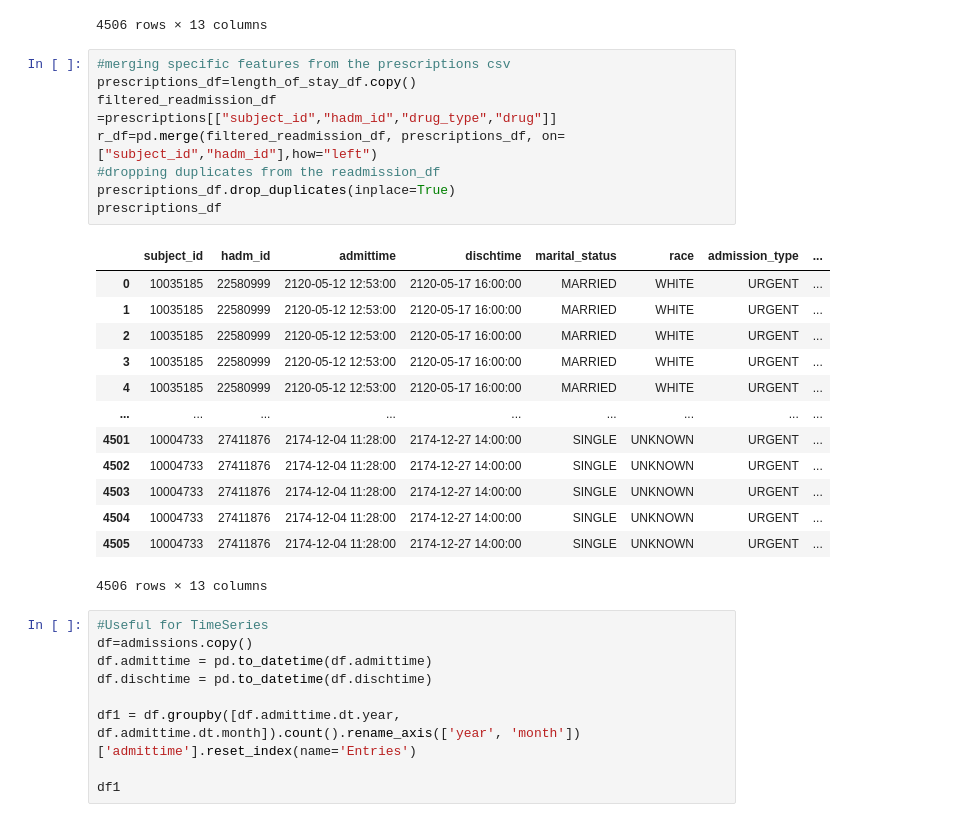
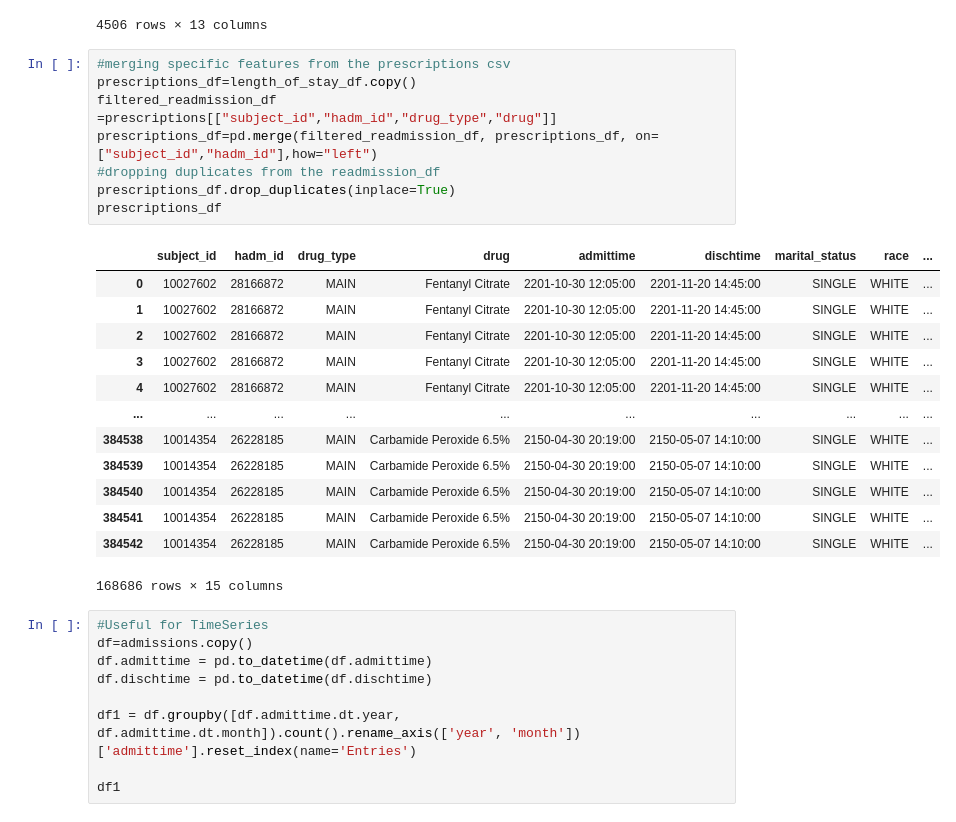
Before and after one commit to bizzfuzz/CHOP-comprehensive-hospital-outcome-prediction-system, a Jupyter notebook: CHOP.ipynb, the cells around one changed output. Drawn from its saved outputs; the diff is of its cells as text.

Commit message:
fixed prescription-df missing columns

```diff
--- a/CHOP.ipynb
+++ b/CHOP.ipynb
@@ -198,25 +198,25 @@ length_of_stay_df
 # %%
 #merging specific features from the prescriptions csv
 prescriptions_df=length_of_stay_df.copy()
 filtered_readmission_df =prescriptions[["subject_id","hadm_id","drug_type","drug"]]
-r_df=pd.merge(filtered_readmission_df, prescriptions_df, on=["subject_id","hadm_id"],how="left")
+prescriptions_df=pd.merge(filtered_readmission_df, prescriptions_df, on=["subject_id","hadm_id"],how="left")
 #dropping duplicates from the readmission_df
 prescriptions_df.drop_duplicates(inplace=True)
 prescriptions_df
 # %% [output]
-|  | subject_id | hadm_id | admittime | dischtime | marital_status | race | admission_type | ... |
-| 0 | 10035185 | 22580999 | 2120-05-12 12:53:00 | 2120-05-17 16:00:00 | MARRIED | WHITE | URGENT | ... |
-| 1 | 10035185 | 22580999 | 2120-05-12 12:53:00 | 2120-05-17 16:00:00 | MARRIED | WHITE | URGENT | ... |
-| 2 | 10035185 | 22580999 | 2120-05-12 12:53:00 | 2120-05-17 16:00:00 | MARRIED | WHITE | URGENT | ... |
-| 3 | 10035185 | 22580999 | 2120-05-12 12:53:00 | 2120-05-17 16:00:00 | MARRIED | WHITE | URGENT | ... |
-| 4 | 10035185 | 22580999 | 2120-05-12 12:53:00 | 2120-05-17 16:00:00 | MARRIED | WHITE | URGENT | ... |
-| ... | ... | ... | ... | ... | ... | ... | ... | ... |
-| 4501 | 10004733 | 27411876 | 2174-12-04 11:28:00 | 2174-12-27 14:00:00 | SINGLE | UNKNOWN | URGENT | ... |
-| 4502 | 10004733 | 27411876 | 2174-12-04 11:28:00 | 2174-12-27 14:00:00 | SINGLE | UNKNOWN | URGENT | ... |
-| 4503 | 10004733 | 27411876 | 2174-12-04 11:28:00 | 2174-12-27 14:00:00 | SINGLE | UNKNOWN | URGENT | ... |
-| 4504 | 10004733 | 27411876 | 2174-12-04 11:28:00 | 2174-12-27 14:00:00 | SINGLE | UNKNOWN | URGENT | ... |
-| 4505 | 10004733 | 27411876 | 2174-12-04 11:28:00 | 2174-12-27 14:00:00 | SINGLE | UNKNOWN | URGENT | ... |
+|  | subject_id | hadm_id | drug_type | drug | admittime | dischtime | marital_status | race | ... |
+| 0 | 10027602 | 28166872 | MAIN | Fentanyl Citrate | 2201-10-30 12:05:00 | 2201-11-20 14:45:00 | SINGLE | WHITE | ... |
+| 1 | 10027602 | 28166872 | MAIN | Fentanyl Citrate | 2201-10-30 12:05:00 | 2201-11-20 14:45:00 | SINGLE | WHITE | ... |
+| 2 | 10027602 | 28166872 | MAIN | Fentanyl Citrate | 2201-10-30 12:05:00 | 2201-11-20 14:45:00 | SINGLE | WHITE | ... |
+| 3 | 10027602 | 28166872 | MAIN | Fentanyl Citrate | 2201-10-30 12:05:00 | 2201-11-20 14:45:00 | SINGLE | WHITE | ... |
+| 4 | 10027602 | 28166872 | MAIN | Fentanyl Citrate | 2201-10-30 12:05:00 | 2201-11-20 14:45:00 | SINGLE | WHITE | ... |
+| ... | ... | ... | ... | ... | ... | ... | ... | ... | ... |
+| 384538 | 10014354 | 26228185 | MAIN | Carbamide Peroxide 6.5% | 2150-04-30 20:19:00 | 2150-05-07 14:10:00 | SINGLE | WHITE | ... |
+| 384539 | 10014354 | 26228185 | MAIN | Carbamide Peroxide 6.5% | 2150-04-30 20:19:00 | 2150-05-07 14:10:00 | SINGLE | WHITE | ... |
+| 384540 | 10014354 | 26228185 | MAIN | Carbamide Peroxide 6.5% | 2150-04-30 20:19:00 | 2150-05-07 14:10:00 | SINGLE | WHITE | ... |
+| 384541 | 10014354 | 26228185 | MAIN | Carbamide Peroxide 6.5% | 2150-04-30 20:19:00 | 2150-05-07 14:10:00 | SINGLE | WHITE | ... |
+| 384542 | 10014354 | 26228185 | MAIN | Carbamide Peroxide 6.5% | 2150-04-30 20:19:00 | 2150-05-07 14:10:00 | SINGLE | WHITE | ... |
-4506 rows × 13 columns
+168686 rows × 15 columns
 # %%
 #Useful for TimeSeries
 df=admissions.copy()
```
Also changed, not shown: parts of 3 cells of this notebook.
